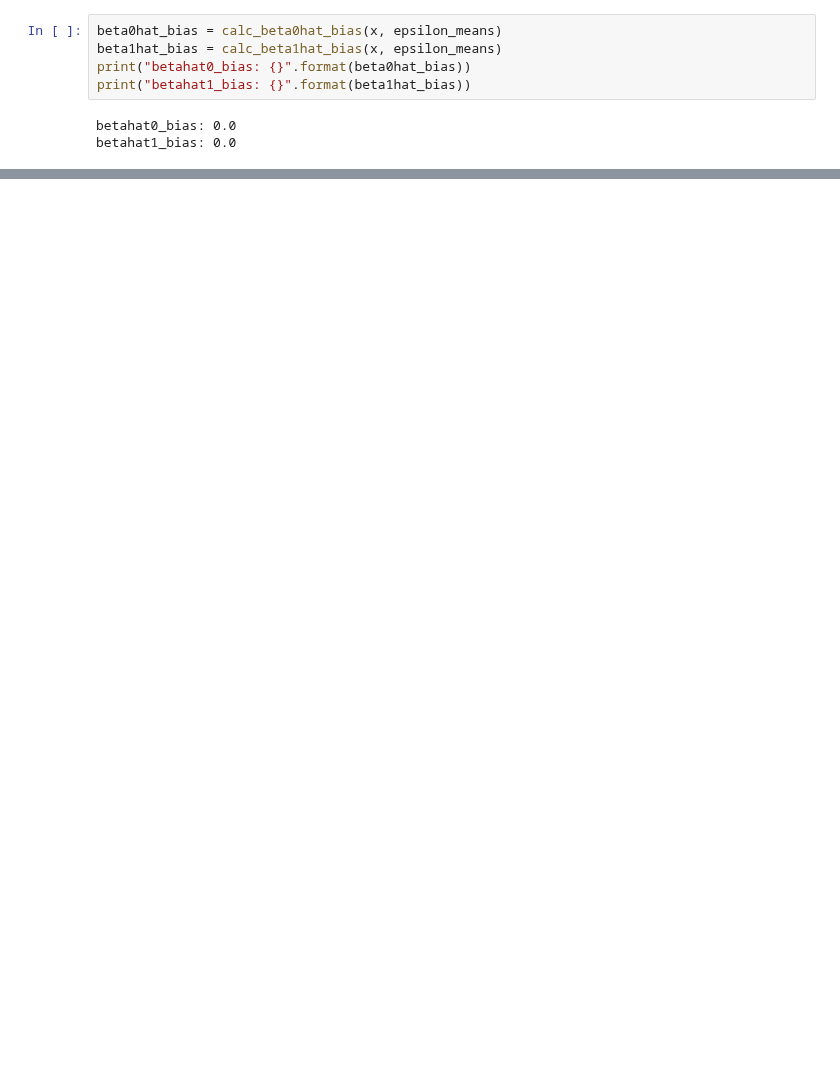
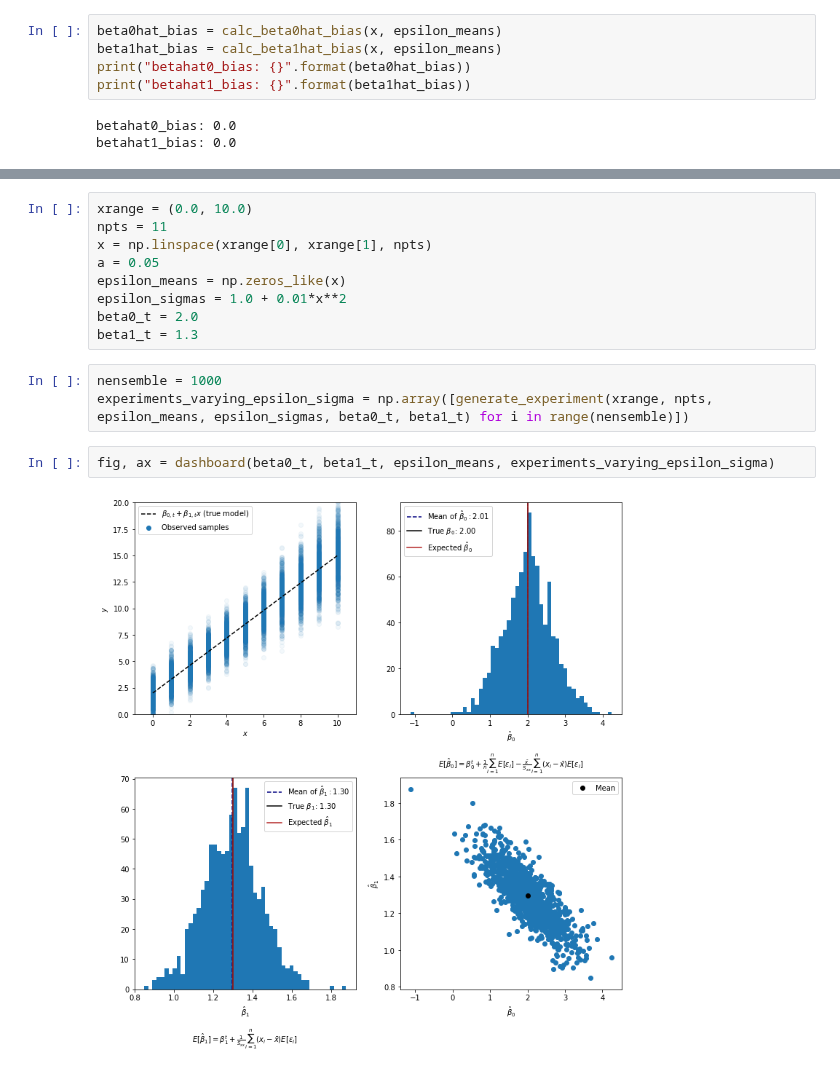
Before and after one commit to denglert/statistics-sandbox, a Jupyter notebook: linear_regression/simple_linear_regression.ipynb, the cells around one changed output, grey strips where cells are left out. Cells and saved outputs as stored; diff of their text form; blank space fills up the shorter version.

```diff
--- a/linear_regression/simple_linear_regression.ipynb
+++ b/linear_regression/simple_linear_regression.ipynb
@@ -478,0 +341,16 @@ ax.legend()
+# %%
+xrange = (0.0, 10.0)
+npts = 11
+x = np.linspace(xrange[0], xrange[1], npts)
+a = 0.05
+epsilon_means = np.zeros_like(x)
+epsilon_sigmas = 1.0 + 0.01*x**2
+beta0_t = 2.0
+beta1_t = 1.3
+# %%
+nensemble = 1000
+experiments_varying_epsilon_sigma = np.array([generate_experiment(xrange, npts, epsilon_means, epsilon_sigmas, beta0_t, beta1_t) for i in range(nensemble)])
+# %%
+fig, ax = dashboard(beta0_t, beta1_t, epsilon_means, experiments_varying_epsilon_sigma)
+# %% [output]
+[figure, added]
```
Also changed, not shown: parts of 32 cells of this notebook, 1 other file.
